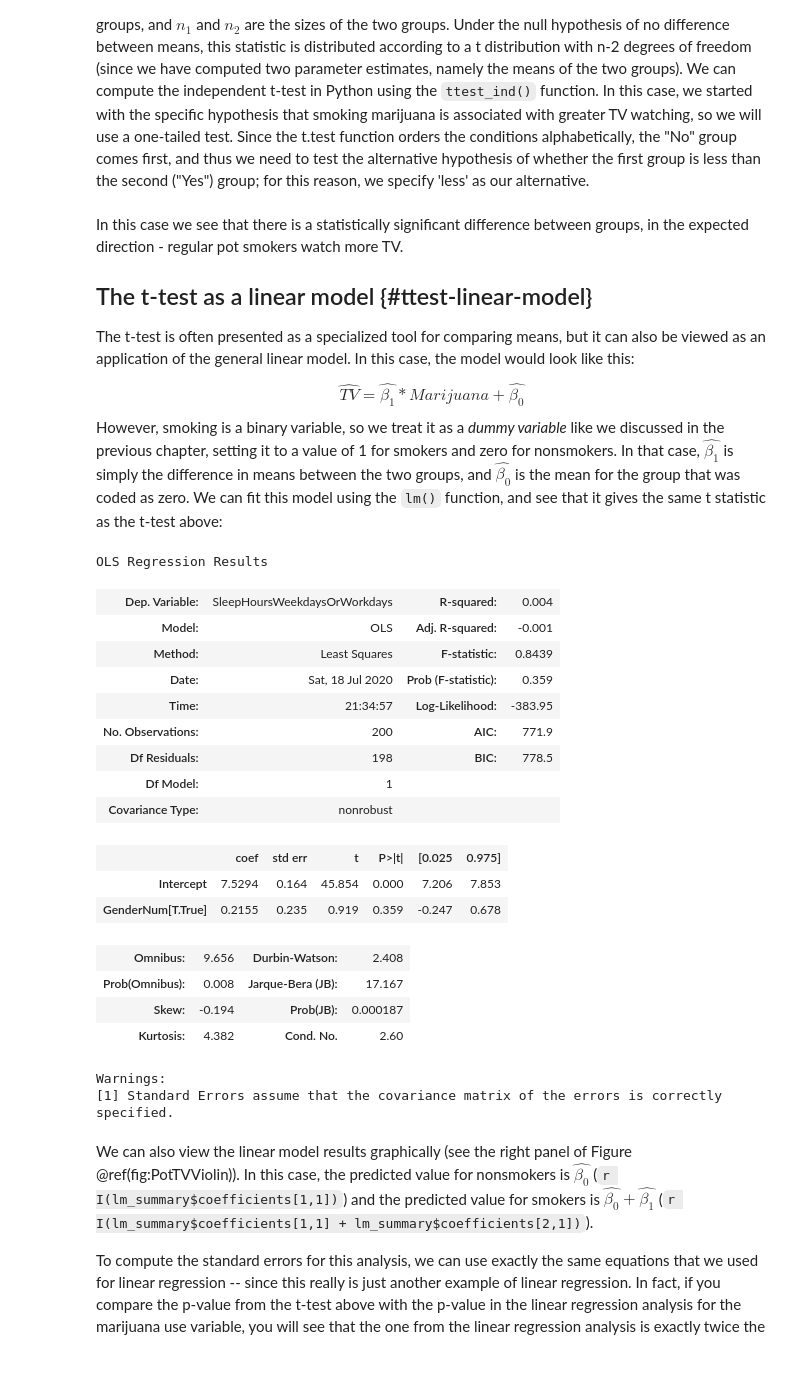
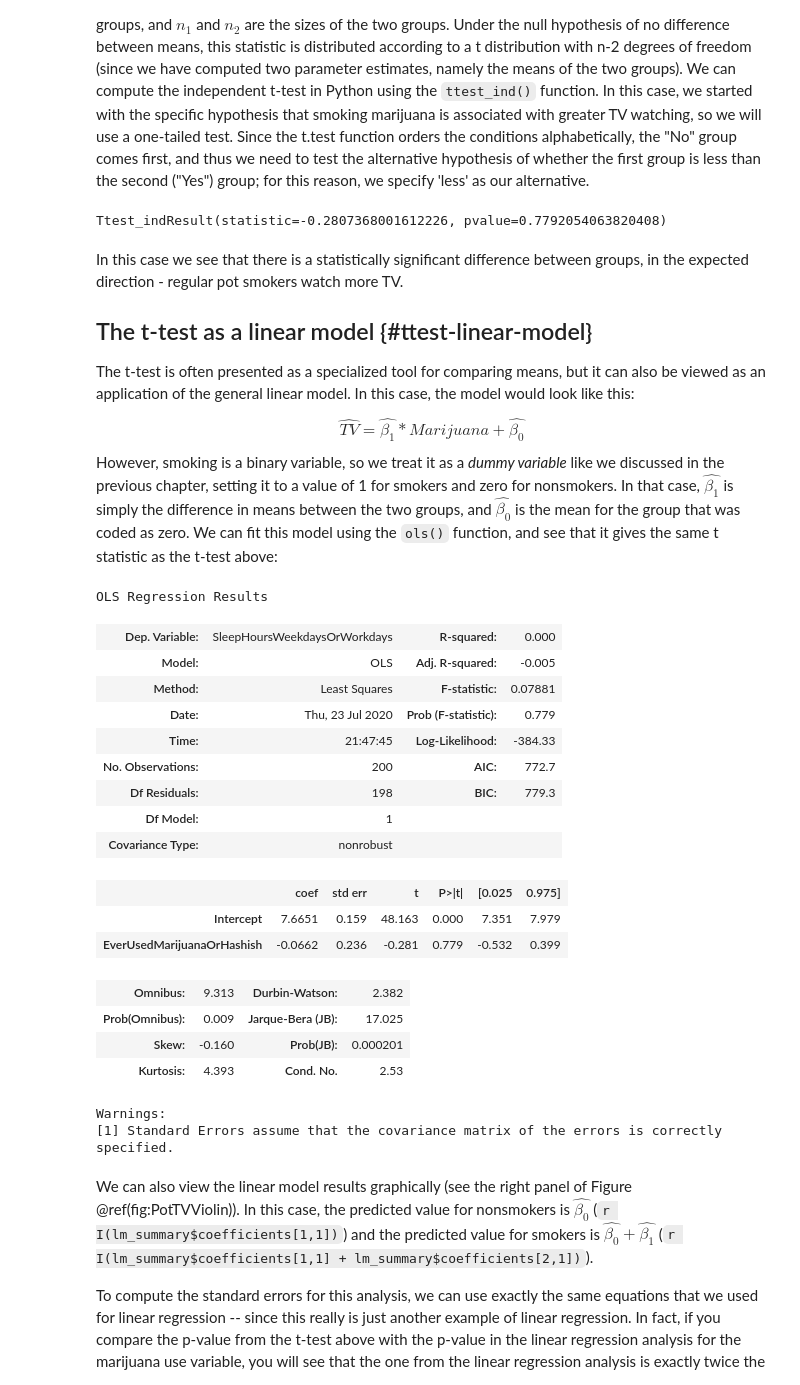
Before and after one commit to john-s-butler-dit/statsthinking21-python, a Jupyter notebook: notebooks/15-ComparingMeans.ipynb, the cells around one changed output. Saved outputs shown, nothing was run; the diff lists cells and outputs as text; code cells hidden in the pictures.

````diff
--- a/notebooks/15-ComparingMeans.ipynb
+++ b/notebooks/15-ComparingMeans.ipynb
@@ -114,3 +93,7 @@ where $\bar{X}_1$ and $\bar{X}_2$ are the means of the two groups, $S^2_1$ and $
+# %%
+stats.ttest_ind(Group2['SleepHoursWeekdaysOrWorkdays'], Group1['SleepHoursWeekdaysOrWorkdays'])
+# %% [output]
+Ttest_indResult(statistic=-0.2807368001612226, pvalue=0.7792054063820408)
 # %% [markdown]
 In this case we see that there is a statistically significant difference between groups, in the expected direction - regular pot smokers watch more TV.
 
@@ -121,30 +104,30 @@ The t-test is often presented as a specialized tool for comparing means, but it
 $$
 \hat{TV} = \hat{\beta_1}*Marijuana + \hat{\beta_0}
 $$
-However, smoking is a binary variable, so we treat it as a *dummy variable* like we discussed in the previous chapter, setting it to a value of 1 for smokers and zero for nonsmokers.  In that case, $\hat{\beta_1}$ is simply the difference in means between the two groups, and $\hat{\beta_0}$ is the mean for the group that was coded as zero.  We can fit this model using the ```lm()``` function, and see that it gives the same t statistic as the t-test above:
+However, smoking is a binary variable, so we treat it as a *dummy variable* like we discussed in the previous chapter, setting it to a value of 1 for smokers and zero for nonsmokers.  In that case, $\hat{\beta_1}$ is simply the difference in means between the two groups, and $\hat{\beta_0}$ is the mean for the group that was coded as zero.  We can fit this model using the ```ols()``` function, and see that it gives the same t statistic as the t-test above:
 # %%
 from statsmodels.formula.api import ols
-ols_model = ols(formula='SleepHoursWeekdaysOrWorkdays~ GenderNum + 1', data=adult_nhames_sample)
+ols_model = ols(formula='SleepHoursWeekdaysOrWorkdays~ EverUsedMarijuanaOrHashish + 1', data=adult_nhames_sample)
 ols_result = ols_model.fit()
 ols_result.summary()
 # %% [output]
 OLS Regression Results
-| Dep. Variable: | SleepHoursWeekdaysOrWorkdays | R-squared: | 0.004 |
-| Model: | OLS | Adj. R-squared: | -0.001 |
-| Method: | Least Squares | F-statistic: | 0.8439 |
-| Date: | Sat, 18 Jul 2020 | Prob (F-statistic): | 0.359 |
-| Time: | 21:34:57 | Log-Likelihood: | -383.95 |
-| No. Observations: | 200 | AIC: | 771.9 |
-| Df Residuals: | 198 | BIC: | 778.5 |
+| Dep. Variable: | SleepHoursWeekdaysOrWorkdays | R-squared: | 0.000 |
+| Model: | OLS | Adj. R-squared: | -0.005 |
+| Method: | Least Squares | F-statistic: | 0.07881 |
+| Date: | Thu, 23 Jul 2020 | Prob (F-statistic): | 0.779 |
+| Time: | 21:47:45 | Log-Likelihood: | -384.33 |
+| No. Observations: | 200 | AIC: | 772.7 |
+| Df Residuals: | 198 | BIC: | 779.3 |
 | Df Model: | 1 |  |  |
 | Covariance Type: | nonrobust |  |  |
 |  | coef | std err | t | P>|t| | [0.025 | 0.975] |
-| Intercept | 7.5294 | 0.164 | 45.854 | 0.000 | 7.206 | 7.853 |
-| GenderNum[T.True] | 0.2155 | 0.235 | 0.919 | 0.359 | -0.247 | 0.678 |
+| Intercept | 7.6651 | 0.159 | 48.163 | 0.000 | 7.351 | 7.979 |
+| EverUsedMarijuanaOrHashish | -0.0662 | 0.236 | -0.281 | 0.779 | -0.532 | 0.399 |
-| Omnibus: | 9.656 | Durbin-Watson: | 2.408 |
-| Prob(Omnibus): | 0.008 | Jarque-Bera (JB): | 17.167 |
-| Skew: | -0.194 | Prob(JB): | 0.000187 |
-| Kurtosis: | 4.382 | Cond. No. | 2.60 |
+| Omnibus: | 9.313 | Durbin-Watson: | 2.382 |
+| Prob(Omnibus): | 0.009 | Jarque-Bera (JB): | 17.025 |
+| Skew: | -0.160 | Prob(JB): | 0.000201 |
+| Kurtosis: | 4.393 | Cond. No. | 2.53 |
 Warnings:
 [1] Standard Errors assume that the covariance matrix of the errors is correctly specified.
 # %% [markdown]
````
Also changed, not shown: parts of 22 cells of this notebook, 2 other files.
